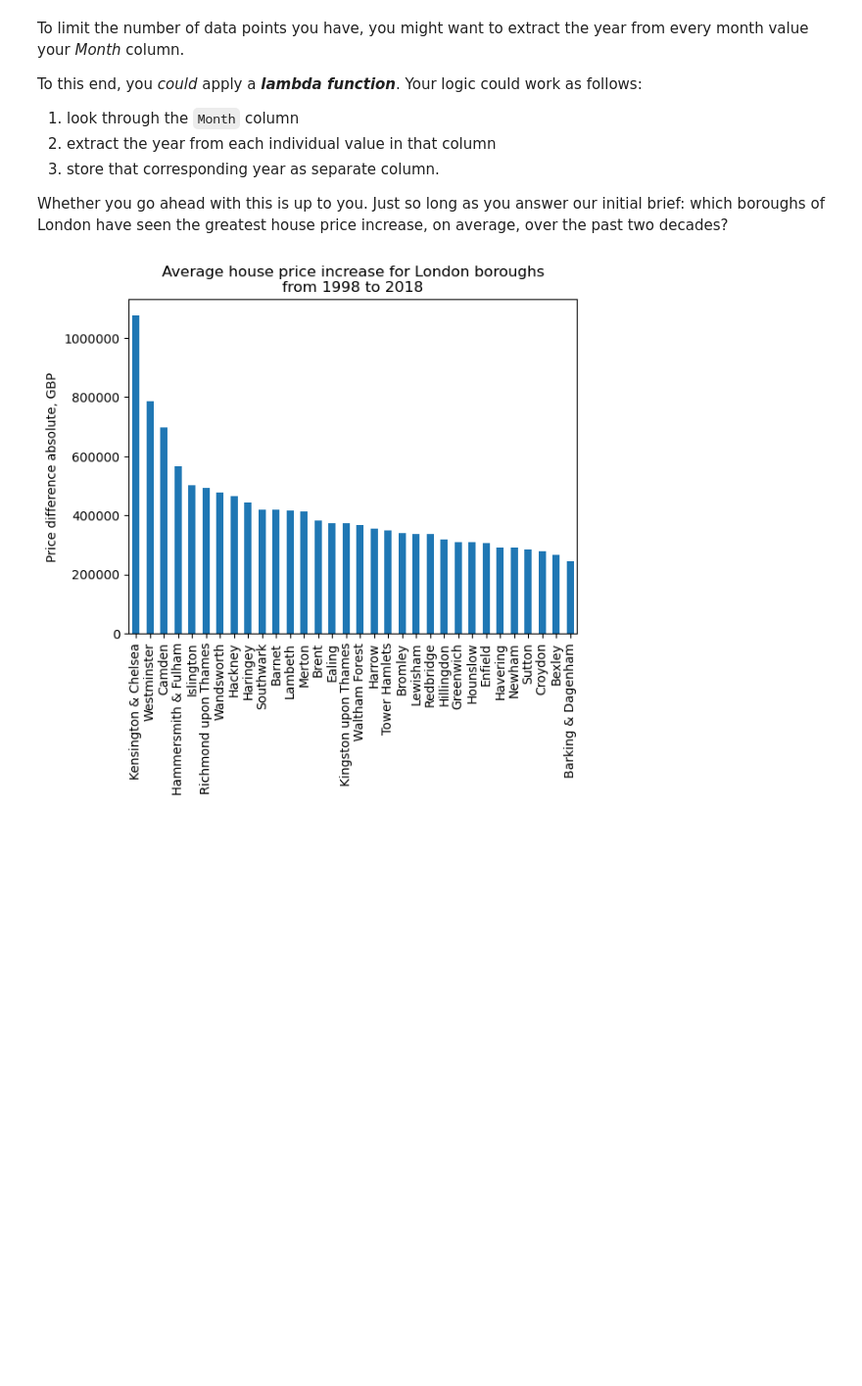
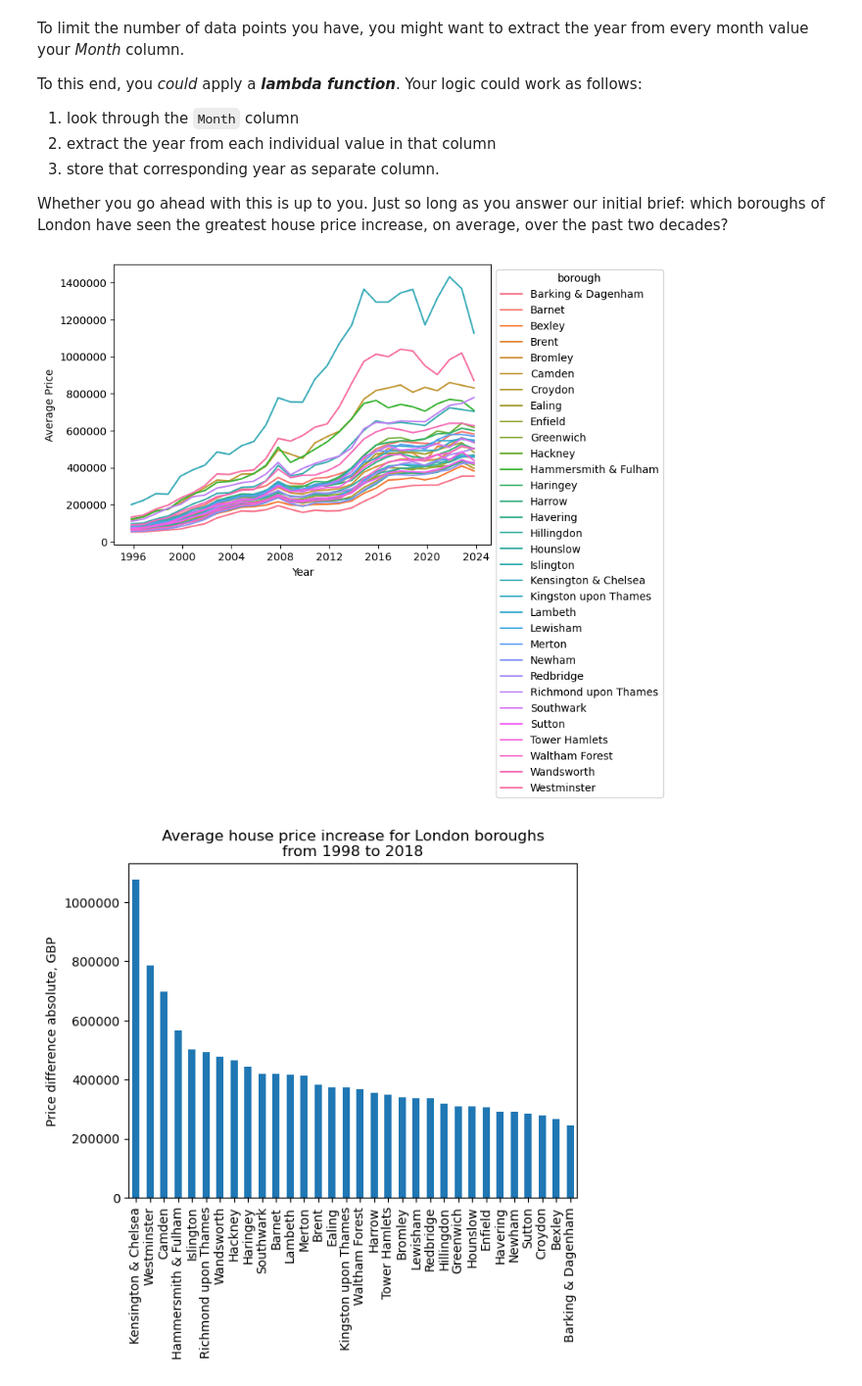
Before and after one commit to airenare/Springboard, a Jupyter notebook: Unit 4 Challenge - Tier 3/Unit 4 Challenge - Tier 3.ipynb, the cells around one changed output. Shown: that part at 98% size. Drawn from its saved outputs; the diff is of its cells as text; code cells hidden in the pictures; blank space fills up the shorter version.

```diff
--- a/Unit 4 Challenge - Tier 3/Unit 4 Challenge - Tier 3.ipynb
+++ b/Unit 4 Challenge - Tier 3/Unit 4 Challenge - Tier 3.ipynb
@@ -246,6 +246,22 @@ To this end, you *could* apply a ***lambda function***. Your logic could work as
 3. store that corresponding year as separate column.
 
 Whether you go ahead with this is up to you. Just so long as you answer our initial brief: which boroughs of London have seen the greatest house price increase, on average, over the past two decades?
+# %%
+# Visualizing the price dynamics for all boroughs (one observation per year (Nov))
+import seaborn as sns
+
+# Select month
+month = 11
+yearly_prices = boroughs_price[boroughs_price['date'].dt.month == month]
+
+ax = sns.lineplot(data=yearly_prices, x="date", y="avg_price", hue="borough")
+ax.set(xlabel='Year', ylabel='Average Price')
+
+sns.move_legend(ax, "upper left", bbox_to_anchor=(1, 1))
+
+# Kensington and Chelsea remained the most expensive borough through the course of observation
+# %% [output]
+[figure, added]
 # %%
 from datetime import datetime
 
```
